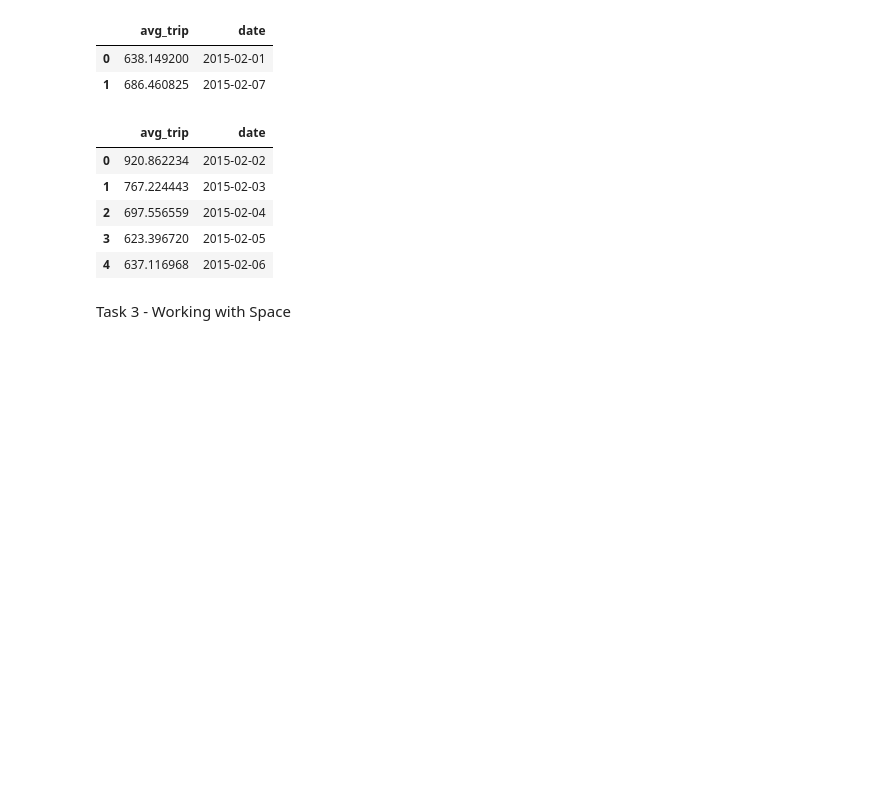
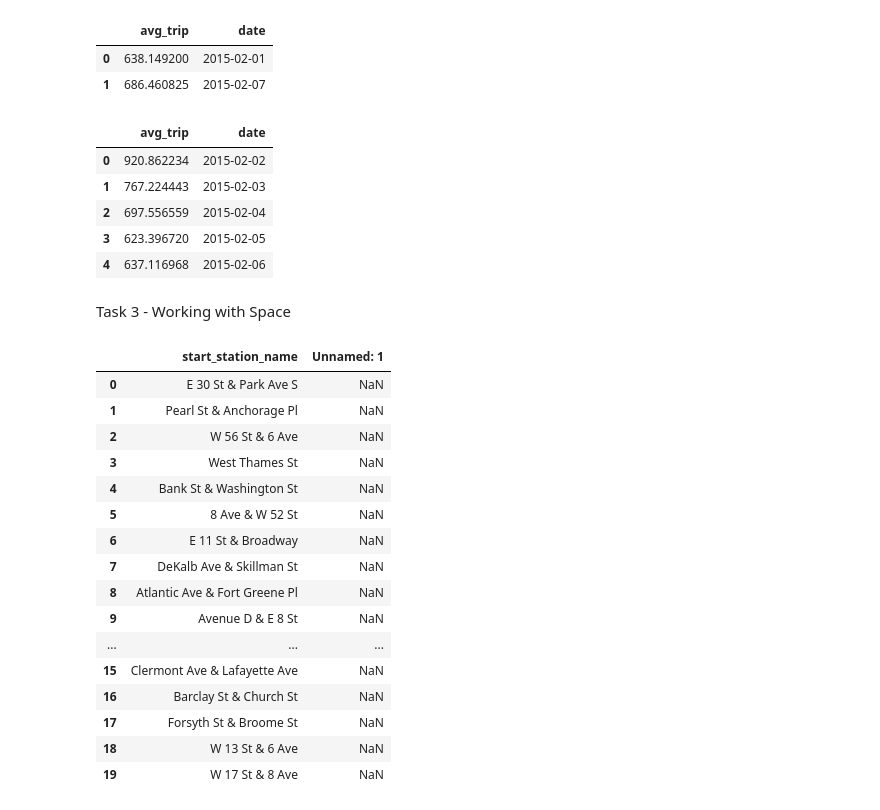
Before and after one commit to jlouison92/PUI2018_jl9489, a Jupyter notebook: HW5_jl9489/SQL Query.ipynb, the cells around one changed output. Drawn from its saved outputs; the diff is of its cells as text; code cells hidden in the pictures; blank space fills up the shorter version.

```diff
--- a/HW5_jl9489/SQL Query.ipynb
+++ b/HW5_jl9489/SQL Query.ipynb
@@ -265,3 +268,30 @@ table
 | 4 | 637.116968 | 2015-02-06 |
 # %% [markdown]
 Task 3 - Working with Space
+# %%
+# List of start stations
+
+query = '''SELECT start_station_name FROM fb55.citibike
+GROUP BY start_station_name;'''
+
+table = get_data(query)
+
+table.head(20)
+# %% [output]
+|  | start_station_name | Unnamed: 1 |
+| 0 | E 30 St & Park Ave S | NaN |
+| 1 | Pearl St & Anchorage Pl | NaN |
+| 2 | W 56 St & 6 Ave | NaN |
+| 3 | West Thames St | NaN |
+| 4 | Bank St & Washington St | NaN |
+| 5 | 8 Ave & W 52 St | NaN |
+| 6 | E 11 St & Broadway | NaN |
+| 7 | DeKalb Ave & Skillman St | NaN |
+| 8 | Atlantic Ave & Fort Greene Pl | NaN |
+| 9 | Avenue D & E 8 St | NaN |
+| ... | ... | ... |
+| 15 | Clermont Ave & Lafayette Ave | NaN |
+| 16 | Barclay St & Church St | NaN |
+| 17 | Forsyth St & Broome St | NaN |
+| 18 | W 13 St & 6 Ave | NaN |
+| 19 | W 17 St & 8 Ave | NaN |
```
Also changed, not shown: parts of 9 cells of this notebook.
